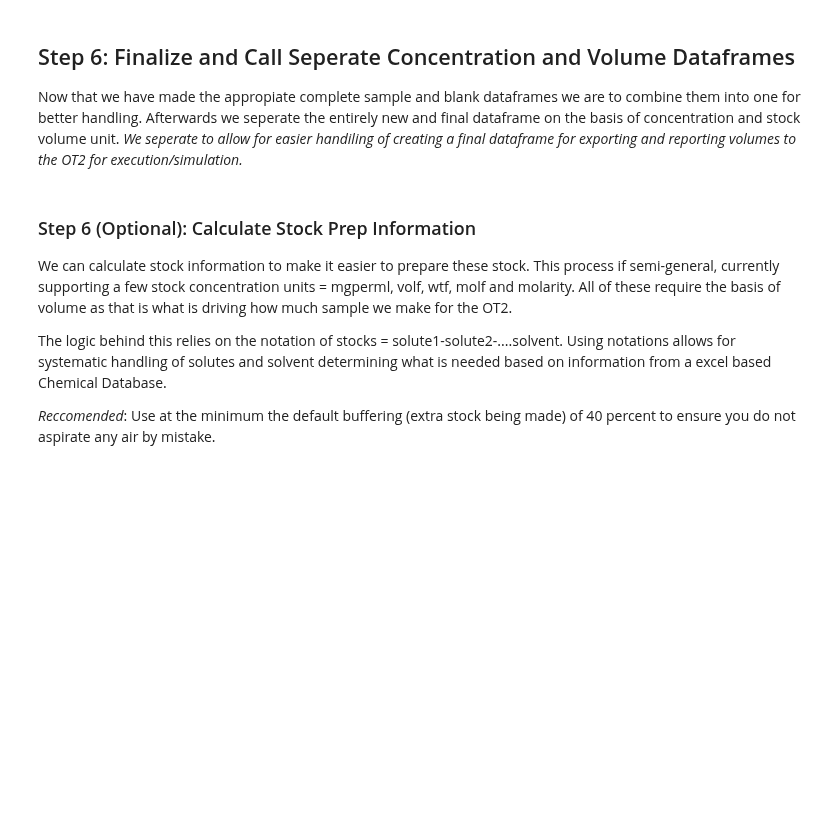
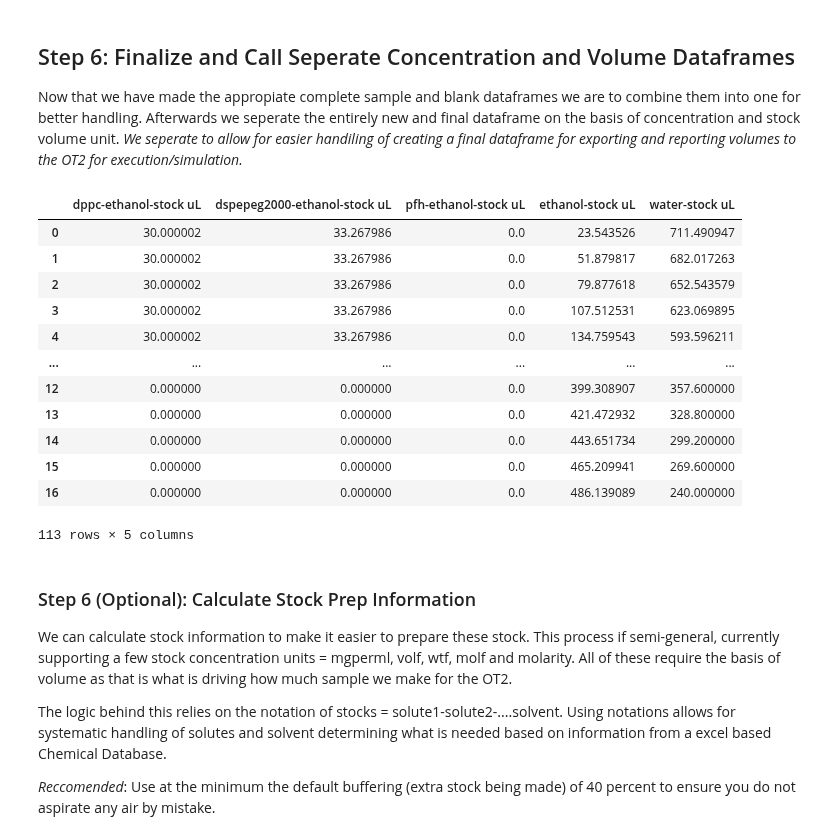
Before and after one commit to pozzo-research-group/OT2-DOE, a Jupyter notebook: PlanPrepareProcess/Plan and Prepare Notebook.ipynb, the cells around one changed output. Drawn from its saved outputs; the diff is of its cells as text; code cells hidden in the pictures; blank space fills up the shorter version.

```diff
--- a/PlanPrepareProcess/Plan and Prepare Notebook.ipynb
+++ b/PlanPrepareProcess/Plan and Prepare Notebook.ipynb
@@ -148,6 +122,22 @@ Now that we have made the appropiate complete sample and blank dataframes we are
 final_complete_df = CreateSamples.combine_df_hamburger(complete_df_filtered, blank_complete_df)
 final_composition_df = CreateSamples.isolate_common_column(final_complete_df, 'concentration')
 final_volume_df = CreateSamples.isolate_common_column(final_complete_df, 'stock')
+# %%
+final_volume_df[final_volume_df.columns]
+# %% [output]
+|  | dppc-ethanol-stock uL | dspepeg2000-ethanol-stock uL | pfh-ethanol-stock uL | ethanol-stock uL | water-stock uL |
+| 0 | 30.000002 | 33.267986 | 0.0 | 23.543526 | 711.490947 |
+| 1 | 30.000002 | 33.267986 | 0.0 | 51.879817 | 682.017263 |
+| 2 | 30.000002 | 33.267986 | 0.0 | 79.877618 | 652.543579 |
+| 3 | 30.000002 | 33.267986 | 0.0 | 107.512531 | 623.069895 |
+| 4 | 30.000002 | 33.267986 | 0.0 | 134.759543 | 593.596211 |
+| ... | ... | ... | ... | ... | ... |
+| 12 | 0.000000 | 0.000000 | 0.0 | 399.308907 | 357.600000 |
+| 13 | 0.000000 | 0.000000 | 0.0 | 421.472932 | 328.800000 |
+| 14 | 0.000000 | 0.000000 | 0.0 | 443.651734 | 299.200000 |
+| 15 | 0.000000 | 0.000000 | 0.0 | 465.209941 | 269.600000 |
+| 16 | 0.000000 | 0.000000 | 0.0 | 486.139089 | 240.000000 |
+113 rows × 5 columns
 # %% [markdown]
 ### Step 6 (Optional): Calculate Stock Prep Information
 
```
Also changed, not shown: parts of 9 cells of this notebook, 7 other files.
